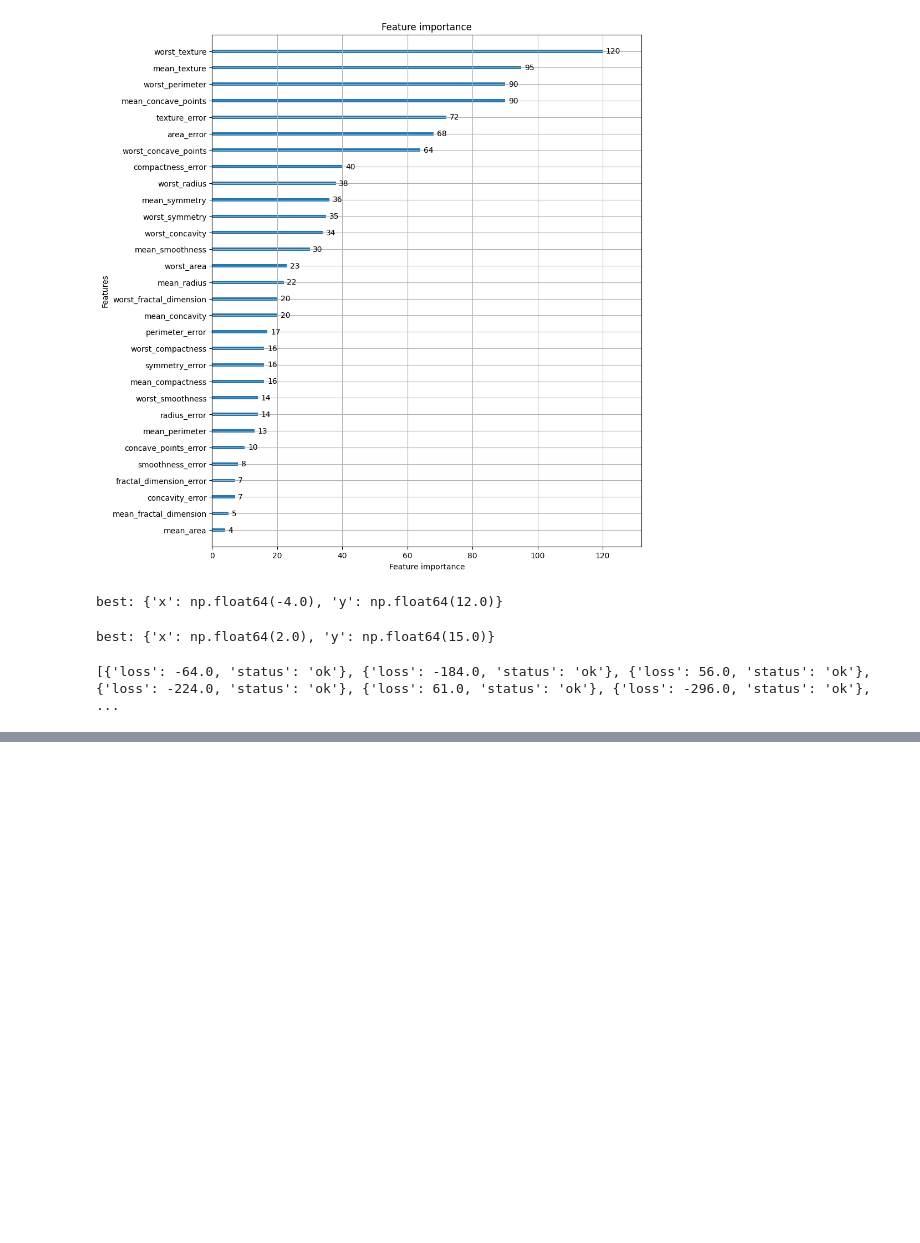
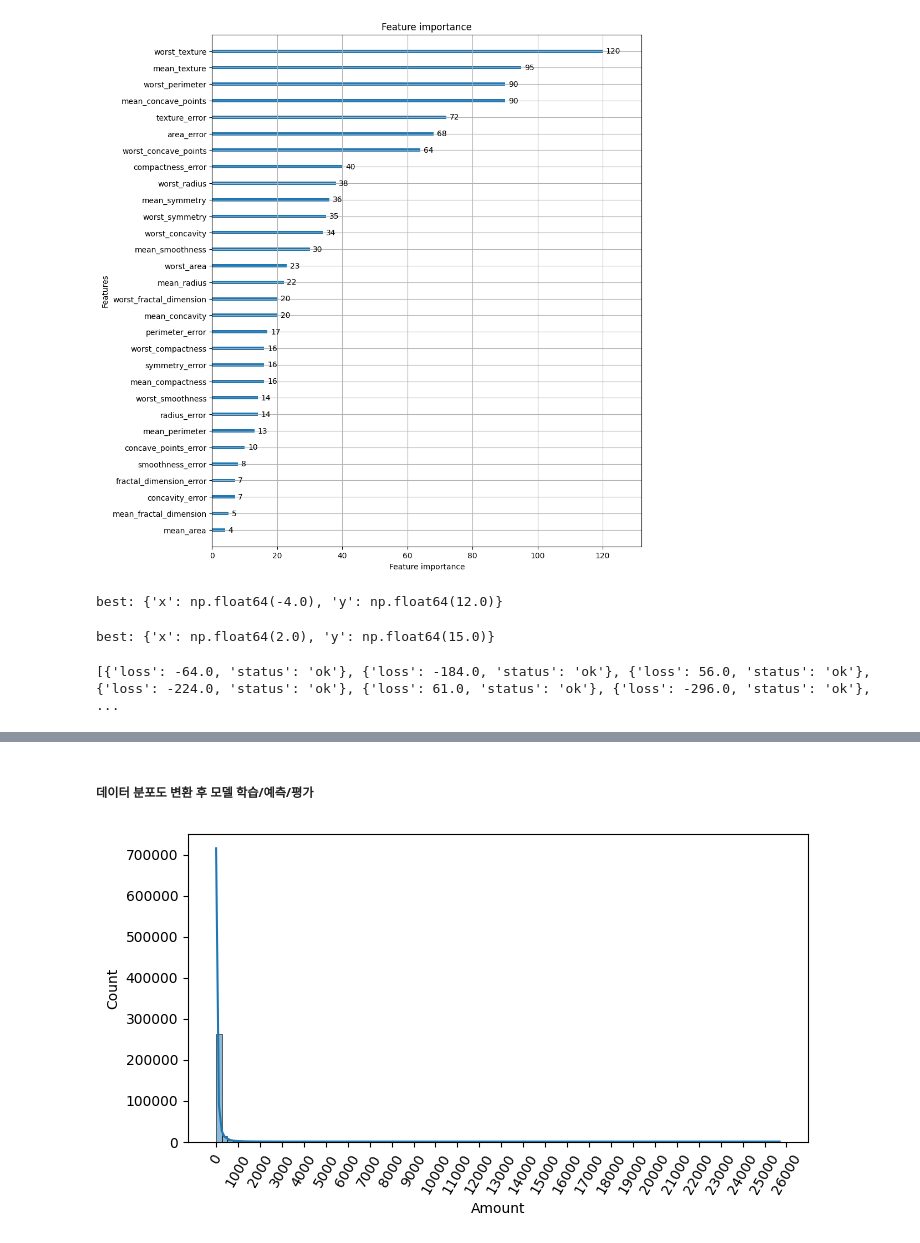
Before and after one commit to jewons91/ml-dev, a Jupyter notebook: ch04/ch04_review.ipynb, the cells around one changed output, grey strips where cells are left out. Drawn from its saved outputs; the diff is of its cells as text; code cells hidden in the pictures; blank space fills up the shorter version.

```diff
--- a/ch04/ch04_review.ipynb
+++ b/ch04/ch04_review.ipynb
@@ -806,0 +1336,10 @@ print(trial_val.results)
+# %%
+import pandas as pd
+import numpy as np
+import matplotlib.pyplot as plt
+import warnings
+warnings.filterwarnings('ignore')
+%matplotlib inline
+
+card_df = pd.read_csv('./creditcard.csv')
+card_df.head(3)
@@ -806,0 +1438,11 @@ print(trial_val.results)
+# %% [markdown]
+##### 데이터 분포도 변환 후 모델 학습/예측/평가
+# %%
+import seaborn as sns
+
+plt.figure(figsize=(8, 4))
+plt.xticks(range(0, 30000, 1000), rotation=60)
+sns.histplot(card_df['Amount'], bins=100, kde=True)
+plt.show()
+# %% [output]
+[figure, added]
```
Also changed, not shown: parts of 69 cells of this notebook.
